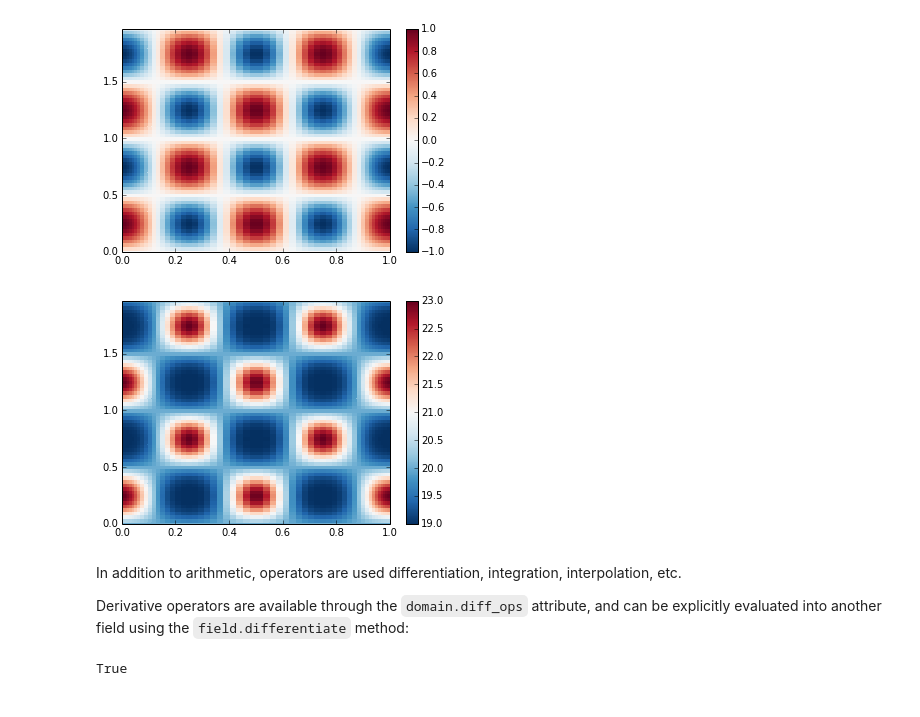
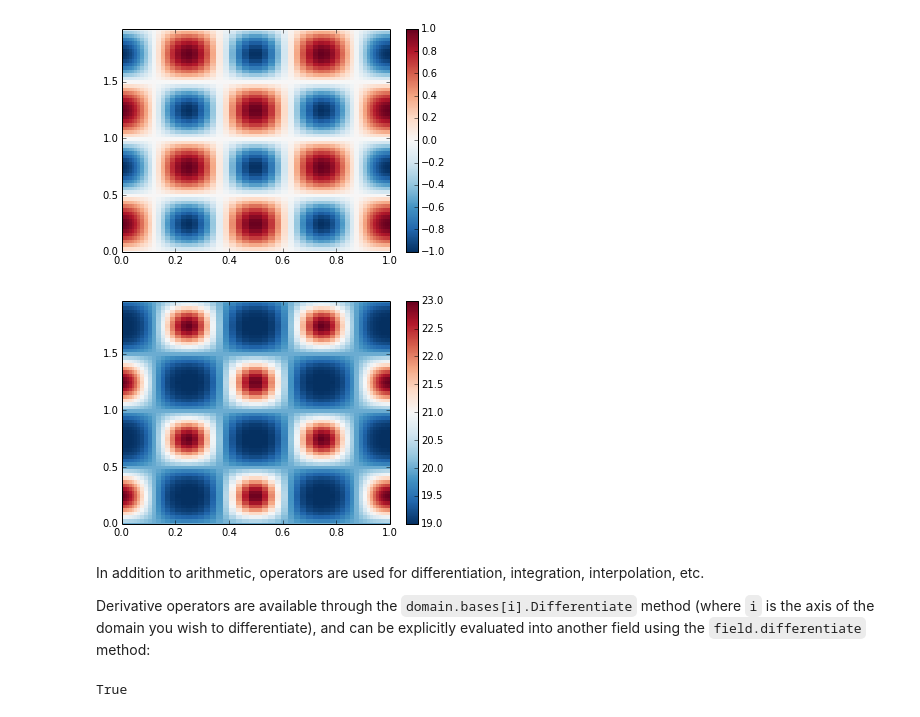
Before and after one commit to enlighter/dedalus, a Jupyter notebook: docs/notebooks/dedalus_tutorial_fields_operators.ipynb, the cells around one changed output. Saved outputs shown, nothing was run; the diff lists cells and outputs as text; code cells hidden in the pictures.

Commit message:
updated through interpolation section, which is waiting on issue #24.

```diff
--- a/docs/notebooks/dedalus_tutorial_fields_operators.ipynb
+++ b/docs/notebooks/dedalus_tutorial_fields_operators.ipynb
@@ -12,8 +16,8 @@ import numpy as np
 # %% [markdown]
 Fields represent a scalar field defined over a domain.  A field can be directly instantiated from the `Field` class by passing a domain object, but it's better to create them using the `domain.new_field` method, which collects dereferenced fields for redistribution when possible.  Let's crank up the resolution (a little) and build a field:
 # %%
-xbasis = de.Fourier(64, interval=(0,2), dealias=2/3)
-ybasis = de.Chebyshev(64, interval=(0,1), dealias=2/3)
+xbasis = de.Fourier('x',64, interval=(0,2), dealias=3/2)
+ybasis = de.Chebyshev('y',64, interval=(0,1), dealias=3/2)
 domain = de.Domain([xbasis, ybasis], grid_dtype=np.float64, mesh=[1])
 f = domain.new_field()
 f.name = 'f'
@@ -112,11 +126,12 @@ field_plot_2d(domain, f)
 [figure]
 # %%
 tree_out = tree_op.evaluate()
+tree_out.set_scales('1',keep_data=True)
 field_plot_2d(domain, tree_out)
 # %% [output]
-[figure, old version]
+[figure, new version]
 # %% [markdown]
-In addition to arithmetic, operators are used differentiation, integration, interpolation, etc.
+In addition to arithmetic, operators are used for differentiation, integration, interpolation, etc.
 
-Derivative operators are available through the `domain.diff_ops` attribute, and can be explicitly evaluated into another field using the `field.differentiate` method:
+Derivative operators are available through the `domain.bases[i].Differentiate` method (where `i` is the axis of the domain you wish to differentiate), and can be explicitly evaluated into another field using the `field.differentiate` method:
 # %%
```
Also changed, not shown: parts of 17 cells of this notebook.
